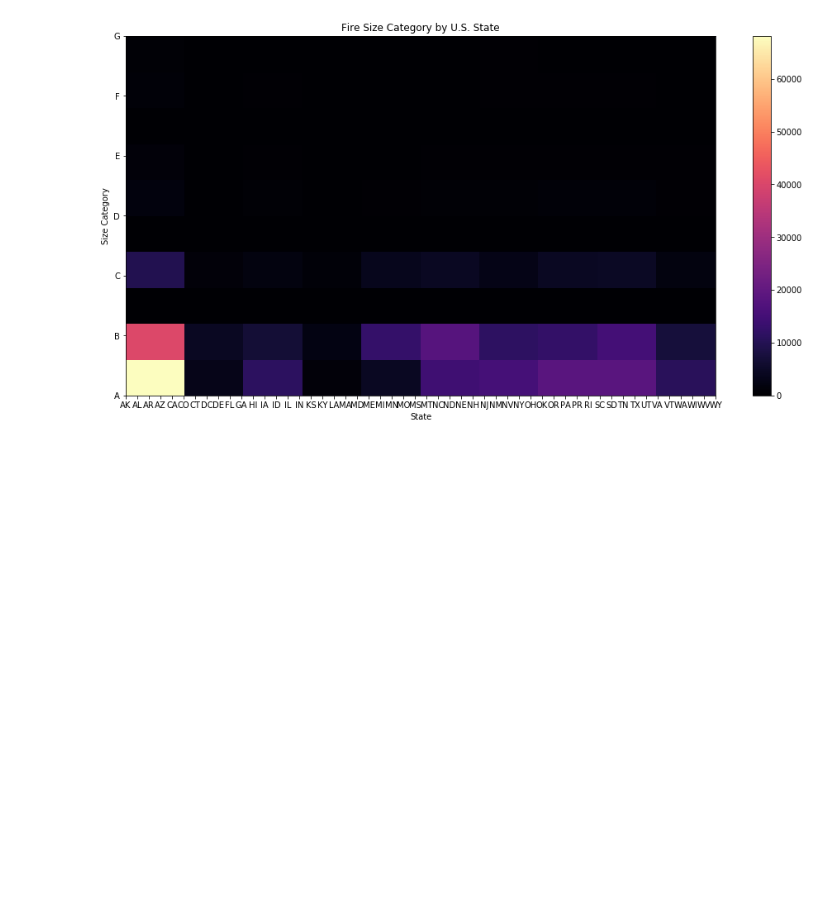
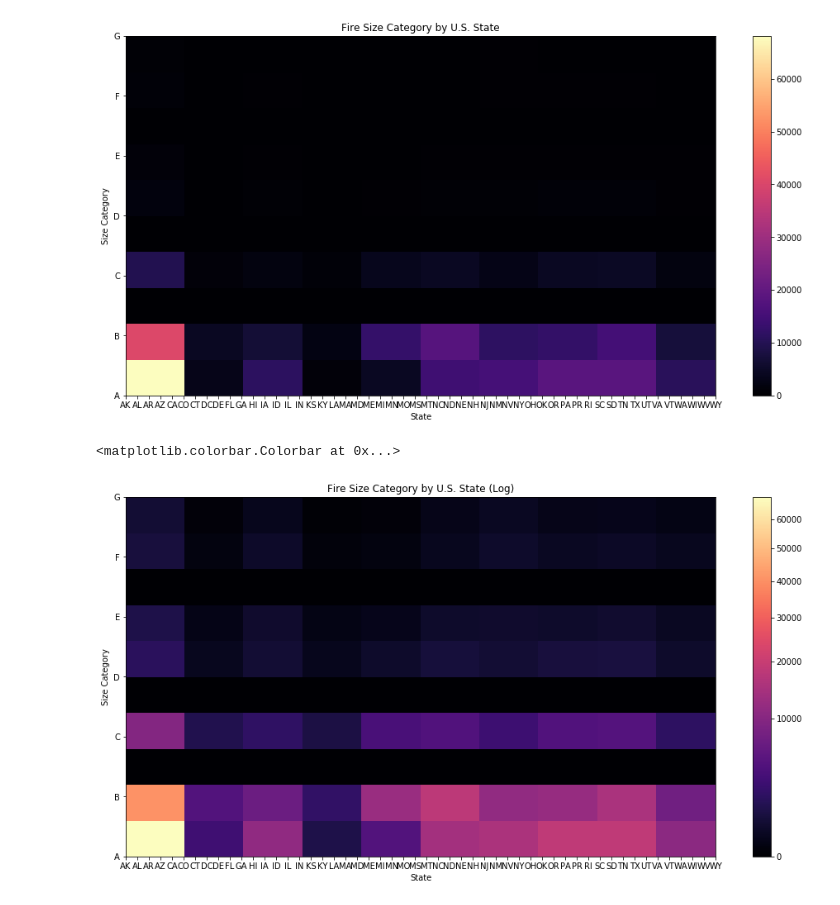
Before and after one commit to li-mc/wildfire_data, a Jupyter notebook: analysis_using_starting_features.ipynb, the cells around one changed output. Drawn from its saved outputs; the diff is of its cells as text; code cells hidden in the pictures; blank space fills up the shorter version.

```diff
--- a/analysis_using_starting_features.ipynb
+++ b/analysis_using_starting_features.ipynb
@@ -227,0 +224,20 @@ h = plt.hist2d(X_train_feat.transpose()[0], np.array(y_train),  norm=mcolors.Pow
+# %%
+gamma = 0.5
+fig, ax = plt.subplots(figsize=(16,8))
+
+h = plt.hist2d(X_train_feat, y_train, norm=mcolors.PowerNorm(gamma))
+
+plt.title("Fire Size Category by U.S. State (Log)")
+plt.xlabel("State")
+plt.ylabel('Size Category')
+plt.xticks(np.arange(52), ['AK', 'AL', 'AR', 'AZ', 'CA', 'CO', 'CT', 'DC', 'DE', 'FL', 'GA',
+        'HI', 'IA', 'ID', 'IL', 'IN', 'KS', 'KY', 'LA', 'MA', 'MD', 'ME',
+        'MI', 'MN', 'MO', 'MS', 'MT', 'NC', 'ND', 'NE', 'NH', 'NJ', 'NM',
+        'NV', 'NY', 'OH', 'OK', 'OR', 'PA', 'PR', 'RI', 'SC', 'SD', 'TN',
+        'TX', 'UT', 'VA', 'VT', 'WA', 'WI', 'WV', 'WY'])
+plt.yticks(np.arange(1, 8), ['A', 'B', 'C', 'D', 'E', 'F', 'G'])
+
+fig.colorbar(h[3], ax=ax)
+# %% [output]
+<matplotlib.colorbar.Colorbar at 0x...>
+[figure, added]
```
Also changed, not shown: parts of 1 cell of this notebook, 3 other files.
